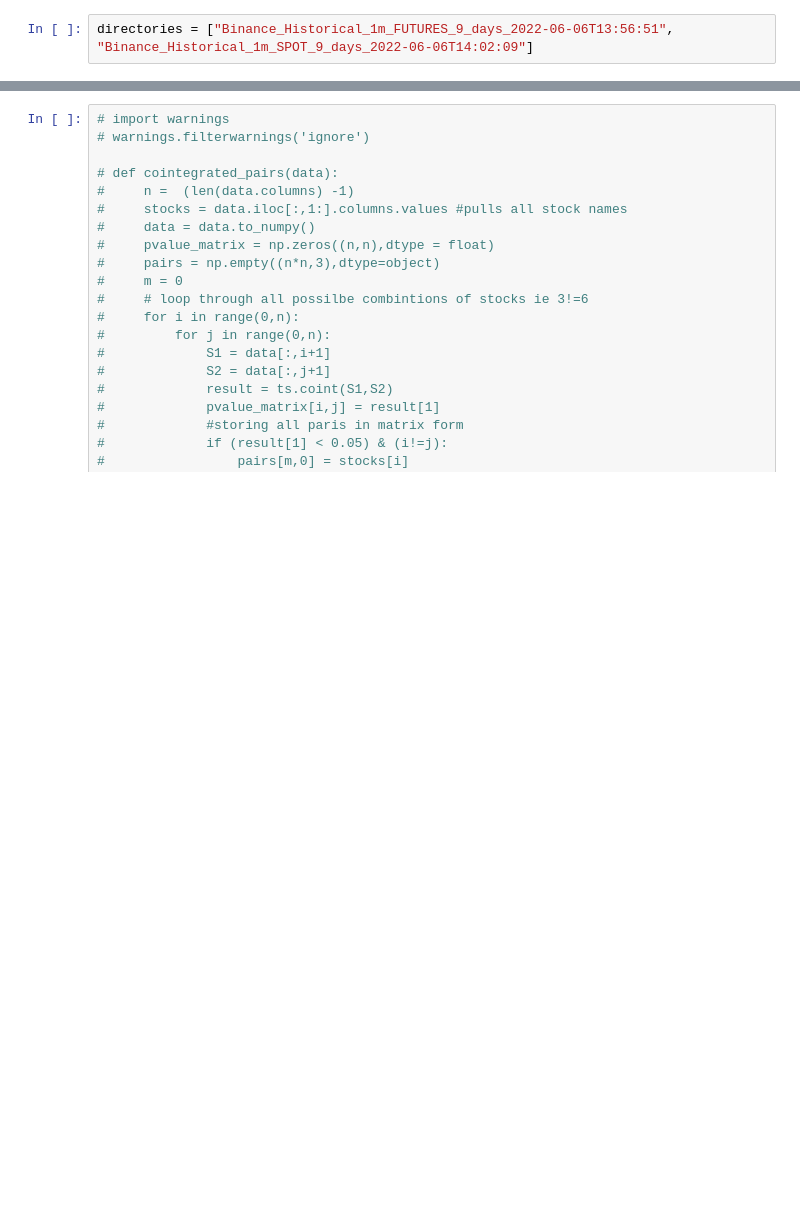
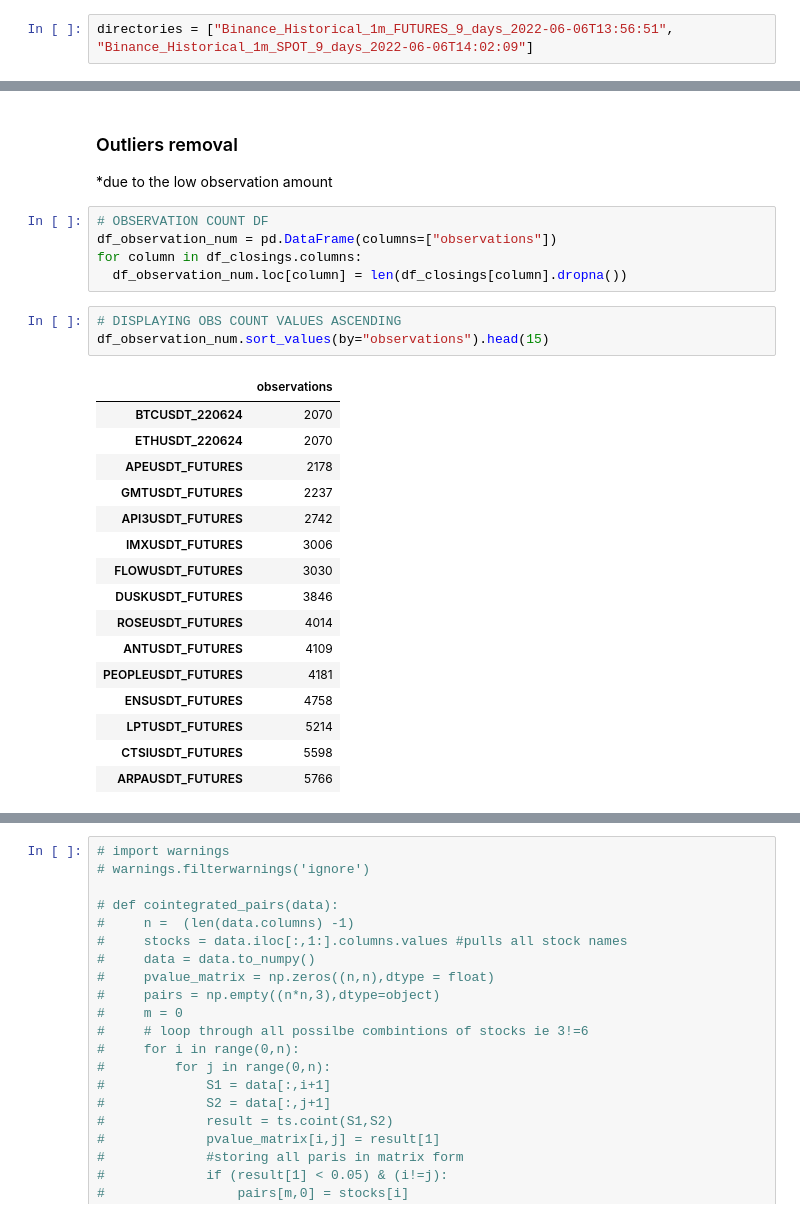
Before and after one commit to mscbr/algo_pairs, a Jupyter notebook: corr_coint_anal.ipynb, the cells around one changed output, grey strips where cells are left out. Drawn from its saved outputs; the diff is of its cells as text; blank space fills up the shorter version.

```diff
--- a/corr_coint_anal.ipynb
+++ b/corr_coint_anal.ipynb
@@ -76,0 +80,28 @@ df_closings
+# %% [markdown]
+<h3>Outliers removal</h3>
+<span>*due to the low observation amount</span>
+# %%
+# OBSERVATION COUNT DF
+df_observation_num = pd.DataFrame(columns=["observations"])
+for column in df_closings.columns:
+  df_observation_num.loc[column] = len(df_closings[column].dropna())
+# %%
+# DISPLAYING OBS COUNT VALUES ASCENDING
+df_observation_num.sort_values(by="observations").head(15)
+# %% [output]
+|  | observations |
+| BTCUSDT_220624 | 2070 |
+| ETHUSDT_220624 | 2070 |
+| APEUSDT_FUTURES | 2178 |
+| GMTUSDT_FUTURES | 2237 |
+| API3USDT_FUTURES | 2742 |
+| IMXUSDT_FUTURES | 3006 |
+| FLOWUSDT_FUTURES | 3030 |
+| DUSKUSDT_FUTURES | 3846 |
+| ROSEUSDT_FUTURES | 4014 |
+| ANTUSDT_FUTURES | 4109 |
+| PEOPLEUSDT_FUTURES | 4181 |
+| ENSUSDT_FUTURES | 4758 |
+| LPTUSDT_FUTURES | 5214 |
+| CTSIUSDT_FUTURES | 5598 |
+| ARPAUSDT_FUTURES | 5766 |
```
Also changed, not shown: parts of 23 cells of this notebook.
